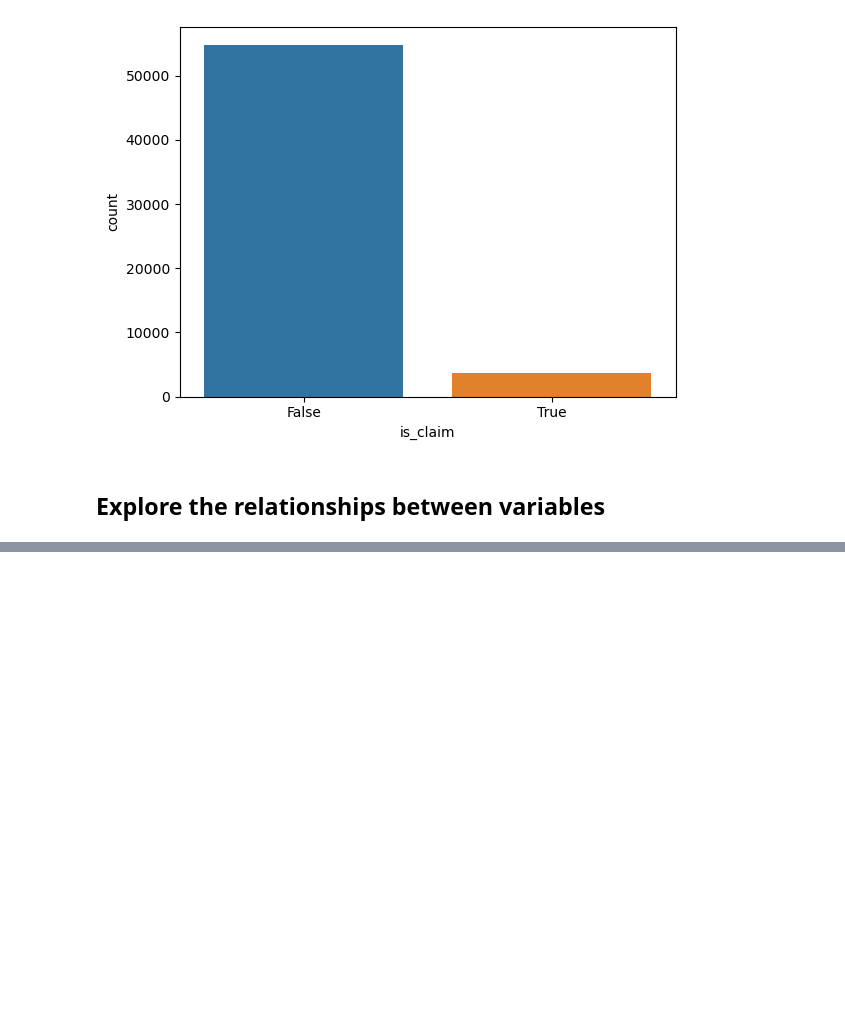
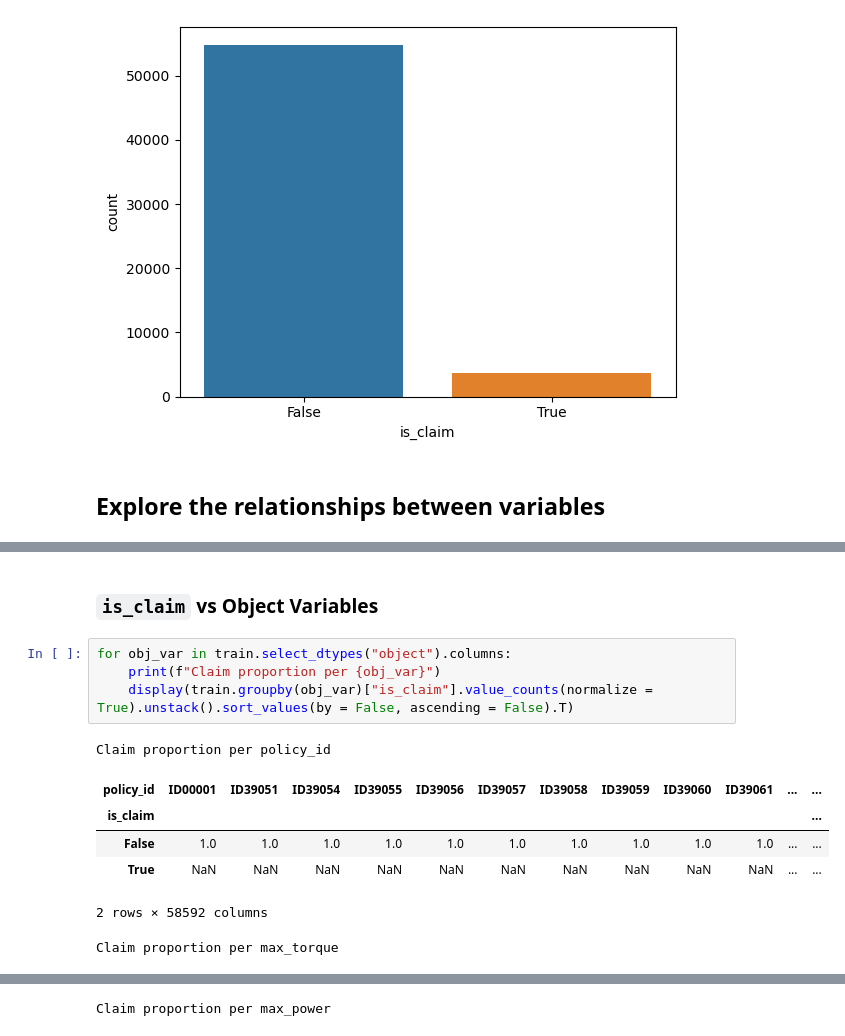
Before and after one commit to DiegoMZD/CarInsurance, a Jupyter notebook: notebooks/02_EDA.ipynb, the cells around one changed output, grey strips where cells are left out. Drawn from its saved outputs; the diff is of its cells as text; blank space fills up the shorter version.

```diff
--- a/notebooks/02_EDA.ipynb
+++ b/notebooks/02_EDA.ipynb
@@ -858,0 +908,14 @@ memory usage: 10.9+ MB
+# %% [markdown]
+### `is_claim` vs Object Variables
+# %%
+for obj_var in train.select_dtypes("object").columns:
+    print(f"Claim proportion per {obj_var}")
+    display(train.groupby(obj_var)["is_claim"].value_counts(normalize = True).unstack().sort_values(by = False, ascending = False).T)
+# %% [output]
+Claim proportion per policy_id
+| policy_id | ID00001 | ID39051 | ID39054 | ID39055 | ID39056 | ID39057 | ID39058 | ID39059 | ID39060 | ID39061 | ... | ... |
+| is_claim |  |  |  |  |  |  |  |  |  |  |  | ... |
+| False | 1.0 | 1.0 | 1.0 | 1.0 | 1.0 | 1.0 | 1.0 | 1.0 | 1.0 | 1.0 | ... | ... |
+| True | NaN | NaN | NaN | NaN | NaN | NaN | NaN | NaN | NaN | NaN | ... | ... |
+2 rows × 58592 columns
+Claim proportion per max_torque
@@ -858,0 +926 @@ memory usage: 10.9+ MB
+Claim proportion per max_power
```
Also changed, not shown: parts of 19 cells of this notebook.
